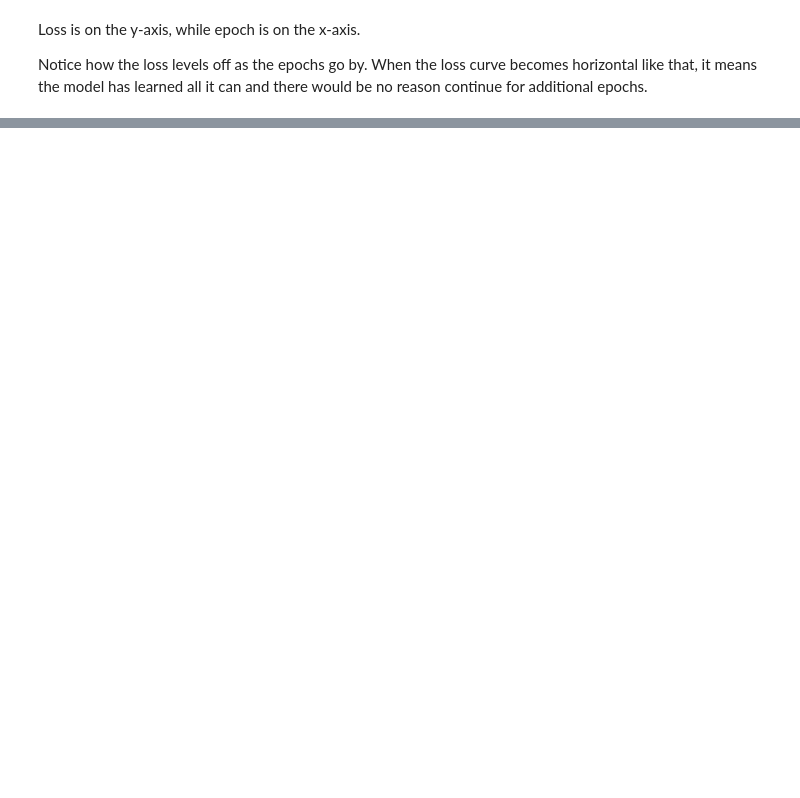
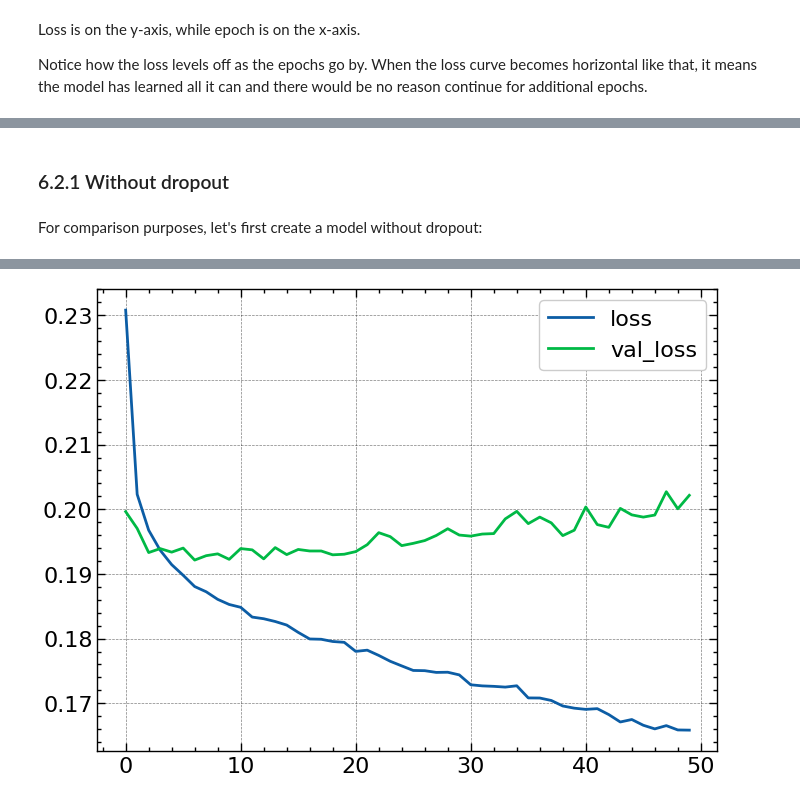
Before and after one commit to seanie5011/KaggleLearn, a Jupyter notebook: IntroToDL.ipynb, the cells around one changed output, grey strips where cells are left out. Saved outputs shown, nothing was run; the diff lists cells and outputs as text; code cells hidden in the pictures; blank space fills up the shorter version.

```diff
--- a/IntroToDL.ipynb
+++ b/IntroToDL.ipynb
@@ -466,0 +736,34 @@ Notice how the loss levels off as the epochs go by. When the loss curve becomes
+# %% [markdown]
+### 6.2.1 Without dropout
+# %% [markdown]
+For comparison purposes, let's first create a model without dropout:
+# %%
+# define model
+model = keras.Sequential([
+    # hidden layers
+    layers.Dense(units=128, activation='relu', input_shape=input_shape),
+    layers.Dense(units=64, activation='relu'),
+    # output layer
+    layers.Dense(units=1),
+])
+
+# loss and optimizer
+model.compile(
+    optimizer='adam',
+    loss='mae',
+)
+
+# fit model
+history = model.fit(
+    X_train, y_train,
+    validation_data=(X_valid, y_valid),
+    batch_size=512,
+    epochs=50,
+    verbose=0,
+)
+
+# convert to dataframe for plotting
+history_df = pd.DataFrame(history.history)
+history_df.loc[:, ['loss', 'val_loss']].plot()
+print(f'Minimum Validation Loss: {history_df["val_loss"].min()}')
+# %% [output]
@@ -466,0 +771 @@ Notice how the loss levels off as the epochs go by. When the loss curve becomes
+[figure, added]
```
Also changed, not shown: parts of 51 cells of this notebook, 5 other files.
